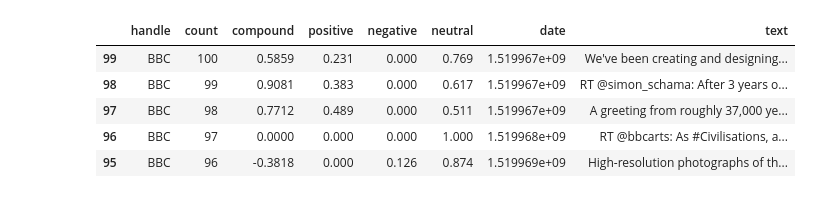
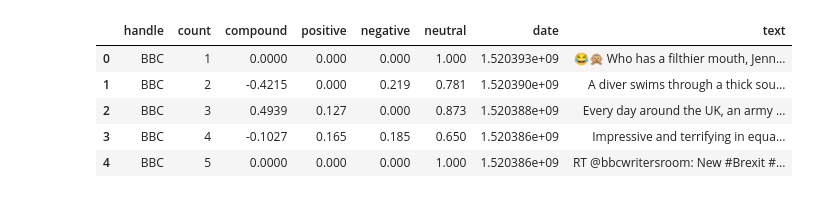
Before and after one commit to hmlanden/NewsVADERPy, a Jupyter notebook: NewsVADERPy.ipynb, the cells around one changed output. Cells and saved outputs as stored; diff of their text form; code cells hidden in the pictures.

```diff
--- a/NewsVADERPy.ipynb
+++ b/NewsVADERPy.ipynb
@@ -20,39 +29,39 @@ import tweetParser as tp
 # %%
 # ----------------------------------------------------------------------
 # Step 2: Call API, get tweets, and parse tweets into a dataframe+CSV
 # ----------------------------------------------------------------------
 
 # create list of target news organizations' Twitter handles
-targetNewsOrg_list = ["BBC","FoxNews","nytimes", "BreitbartNews",
-                      "CBSNews","USATODAY"]
+targetNewsOrg_list = ["BBC", "FoxNews", "nytimes", "BreitbartNews",
+                      "CBSNews", "USATODAY"]
 
 # create and set color palette for all charts
 orgPalette = sns.color_palette("bright", len(targetNewsOrg_list))
 sns.set_palette(orgPalette)
 
 # define number of tweets we want to pull from each org
-numTweets = 100
+numTweets = 150
 
 # break into increments of 10
 numCycles = int(round(numTweets/10))
 
 # create dict to store dictionaries generated during analysis
 completeResults_df = tp.parseTweets(targetNewsOrg_list, numCycles)
 
 # rearrange columns to be more sensible
 completeResults_df = completeResults_df[["handle", "count", "compound",
                                          "positive", "negative", "neutral",
-                                         "date", "text"]].sort_values('date')
+                                         "date", "text"]]
 completeResults_df.to_csv("TweetsAnalyzed.csv")
 
 completeResults_df.head()
 # %% [output]
 |  | handle | count | compound | positive | negative | neutral | date | text |
-| 99 | BBC | 100 | 0.5859 | 0.231 | 0.000 | 0.769 | 1.519967e+09 | We've been creating and designing... |
-| 98 | BBC | 99 | 0.9081 | 0.383 | 0.000 | 0.617 | 1.519967e+09 | RT @simon_schama: After 3 years o... |
-| 97 | BBC | 98 | 0.7712 | 0.489 | 0.000 | 0.511 | 1.519967e+09 | A greeting from roughly 37,000 ye... |
-| 96 | BBC | 97 | 0.0000 | 0.000 | 0.000 | 1.000 | 1.519968e+09 | RT @bbcarts: As #Civilisations, a... |
-| 95 | BBC | 96 | -0.3818 | 0.000 | 0.126 | 0.874 | 1.519969e+09 | High-resolution photographs of th... |
+| 0 | BBC | 1 | 0.0000 | 0.000 | 0.000 | 1.000 | 1.520393e+09 | 😂🙊 Who has a filthier mouth, Jenn... |
+| 1 | BBC | 2 | -0.4215 | 0.000 | 0.219 | 0.781 | 1.520390e+09 | A diver swims through a thick sou... |
+| 2 | BBC | 3 | 0.4939 | 0.127 | 0.000 | 0.873 | 1.520388e+09 | Every day around the UK, an army ... |
+| 3 | BBC | 4 | -0.1027 | 0.165 | 0.185 | 0.650 | 1.520386e+09 | Impressive and terrifying in equa... |
+| 4 | BBC | 5 | 0.0000 | 0.000 | 0.000 | 1.000 | 1.520386e+09 | RT @bbcwritersroom: New #Brexit #... |
 # %%
 # ----------------------------------------------------------------------
 # Step 3: Generate first plot: scatterplot of last 100 tweets showing
```
Also changed, not shown: parts of 4 cells of this notebook, 8 other files.
